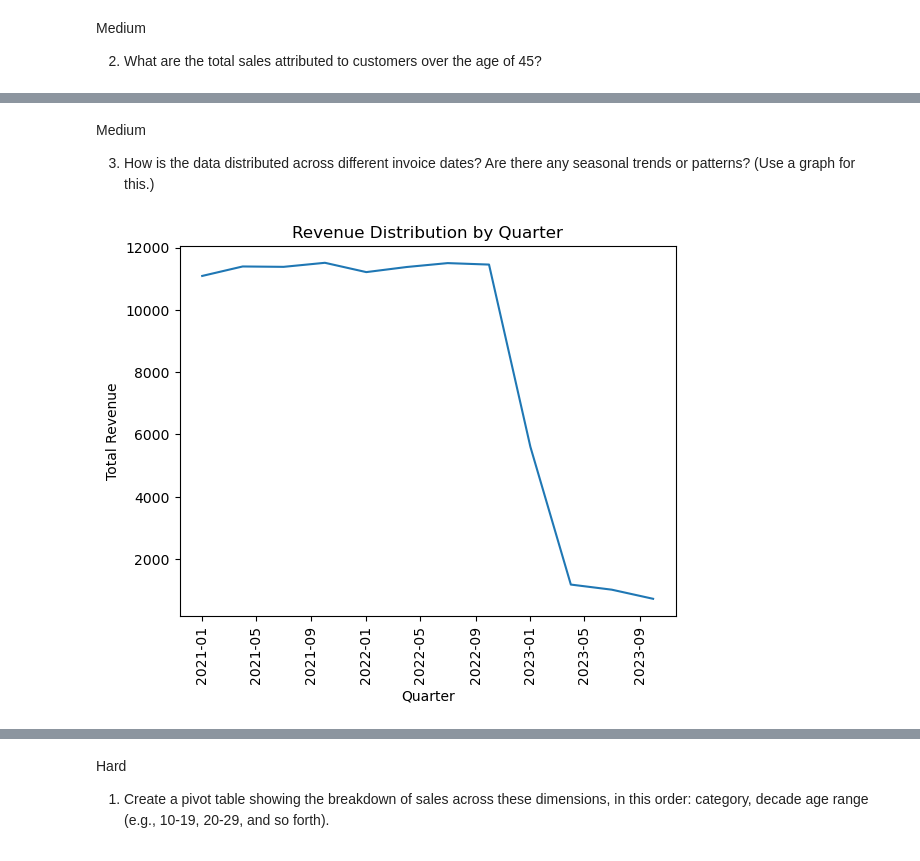
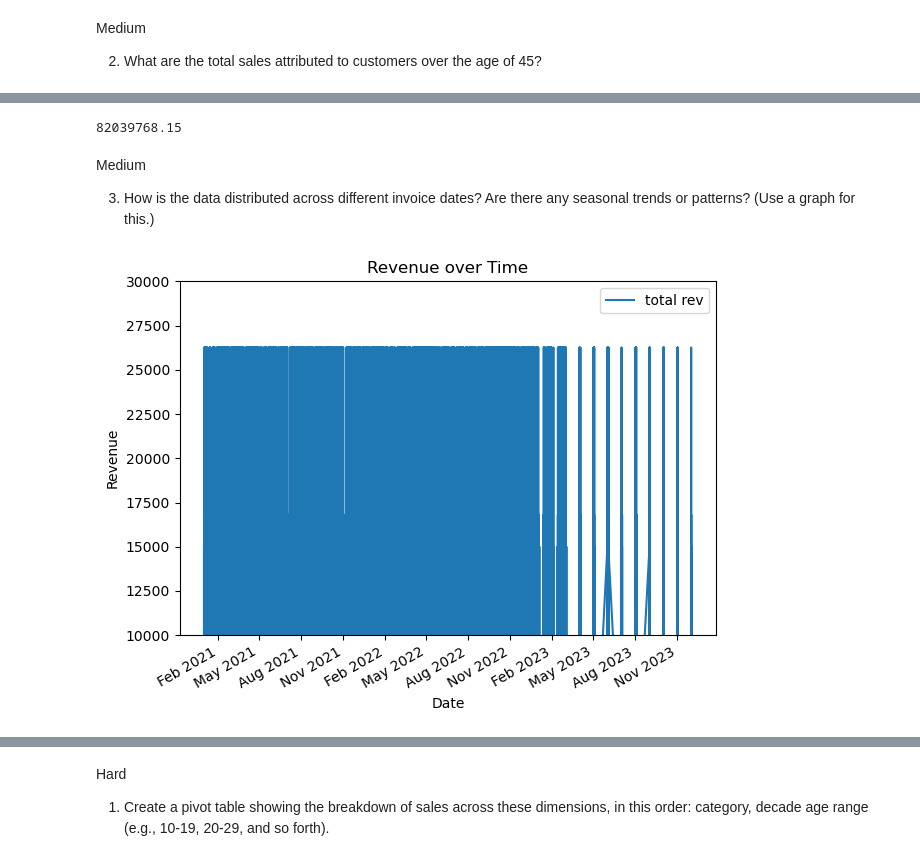
Before and after one commit to dustinchanlim/dustin-itm, a Jupyter notebook: sales-data.ipynb, the cells around one changed output, grey strips where cells are left out. Cells and saved outputs as stored; diff of their text form; code cells hidden in the pictures.

```diff
--- a/sales-data.ipynb
+++ b/sales-data.ipynb
@@ -102,8 +117,4 @@ Medium
 # %%
-yup = pd.merge(table, huhu, left_on="id", right_on="customer_id").drop('customer_id', axis=1)
-age = 45
-total_revenue = yup['quantity'] * yup['price']
-filtered_table = yup[yup['age'] > age]
-over_45_sales = total_revenue.sum()
-print(over_45_sales)
+df3=pd.merge(huhu,table,left_on="customer_id",right_on="id")
+df3
 # %% [output]
@@ -111,23 +157,32 @@ print(over_45_sales)
+# %%
+over_45_sales = df4['total_rev'].sum()
+over_45_sales
+# %% [output]
+82039768.15
 # %% [markdown]
 Medium
 
 3. How is the data distributed across different invoice dates? Are there any seasonal trends or patterns? (Use a graph for this.)
-# %%
-import matplotlib.pyplot as plt
-from datetime import date
-
-yup['invoice_date'] = pd.to_datetime(yup['invoice_date'])
-yup['Quarter'] = yup['invoice_date'].dt.to_period('Q')
-
-total_revenue_per_quarter = yup.groupby('Quarter').size()
-
-total_revenue_per_quarter.index = total_revenue_per_quarter.index.to_timestamp()
-
-plt.plot(total_revenue_per_quarter.index, total_revenue_per_quarter.values)
-plt.xlabel('Quarter')
-plt.ylabel('Total Revenue')
-plt.title('Revenue Distribution by Quarter')
-plt.xticks(rotation=90)
-plt.show()
-# %% [output]
-[figure, removed]
+# %%
+import datetime
+import matplotlib.dates as mdates
+
+df3["total rev"] = df3["price"] * df3['quantity']
+df3['invoice_date'] = pd.to_datetime(df3['invoice_date'])
+
+# Plotting
+ax = df3.plot(x='invoice_date', y='total rev')
+
+# Formatting x-axis as dates
+ax.xaxis.set_major_locator(mdates.MonthLocator(interval=3))
+ax.xaxis.set_major_formatter(mdates.DateFormatter('%b %Y'))
+plt.ylim(10000,30000)
+
+plt.xlabel('Date')
+plt.ylabel('Revenue')
+plt.title('Revenue over Time')
+
+plt.tight_layout()
+plt.show()
+# %% [output]
+[figure, added]
```
Also changed, not shown: parts of 7 cells of this notebook.
